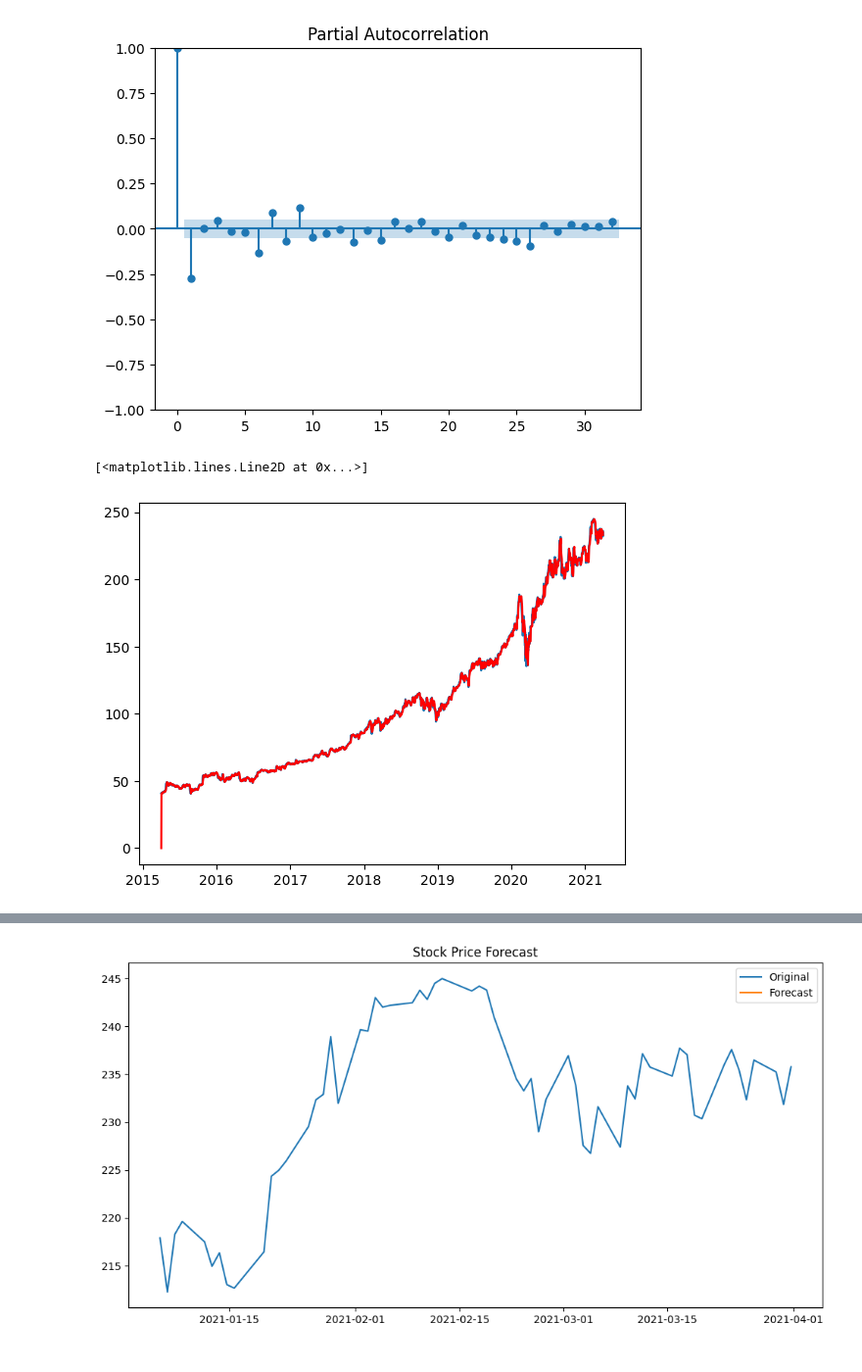
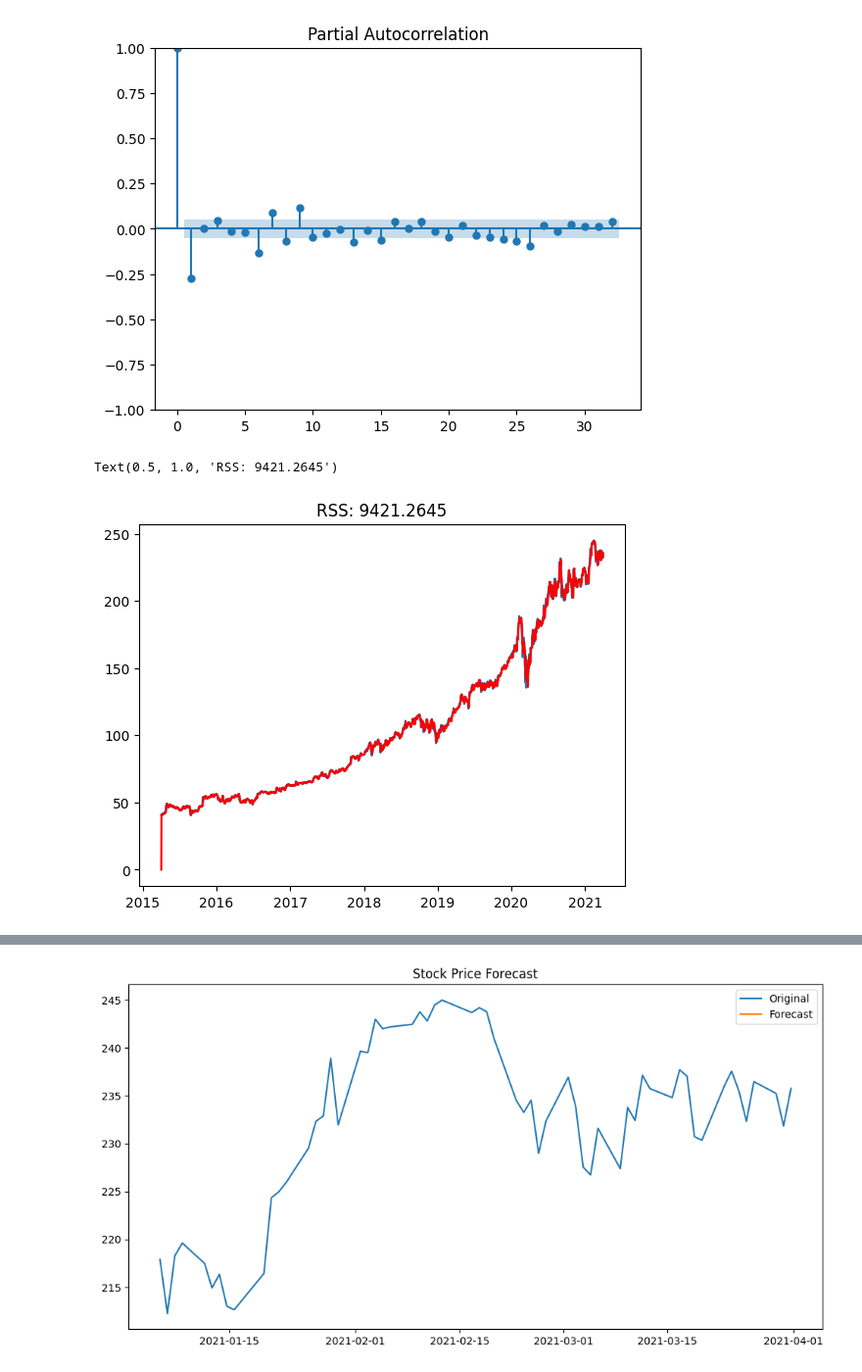
Before and after one commit to Midigan/Joint-CA2-Machine-Learning-for-Business, a Jupyter notebook: CA2 MLB and DV Integrated.ipynb, the cells around one changed output, grey strips where cells are left out. Shown: that part at 98% size. Saved outputs shown, nothing was run; the diff lists cells and outputs as text; code cells hidden in the pictures.

Commit message:
Arima, forecasting

```diff
--- a/CA2 MLB and DV Integrated.ipynb
+++ b/CA2 MLB and DV Integrated.ipynb
@@ -159,11 +152,11 @@ plt.show()
 [figure]
 [figure]
 # %%
-# ARIMA Model
-model = ARIMA(time_series, order=(5,1,0))
+model = ARIMA(df['Close'], order=(5,1,0))
 results_ARIMA = model.fit()
-plt.plot(time_series)
+plt.plot(df['Close'])
 plt.plot(results_ARIMA.fittedvalues, color='red')
+plt.title('RSS: %.4f'% sum((results_ARIMA.fittedvalues-df['Close'])**2))
 # %% [output]
-[<matplotlib.lines.Line2D at 0x...>]
+Text(0.5, 1.0, 'RSS: 9421.2645')
-[figure, old version]
+[figure, new version]
```
Also changed, not shown: parts of 12 cells of this notebook.
